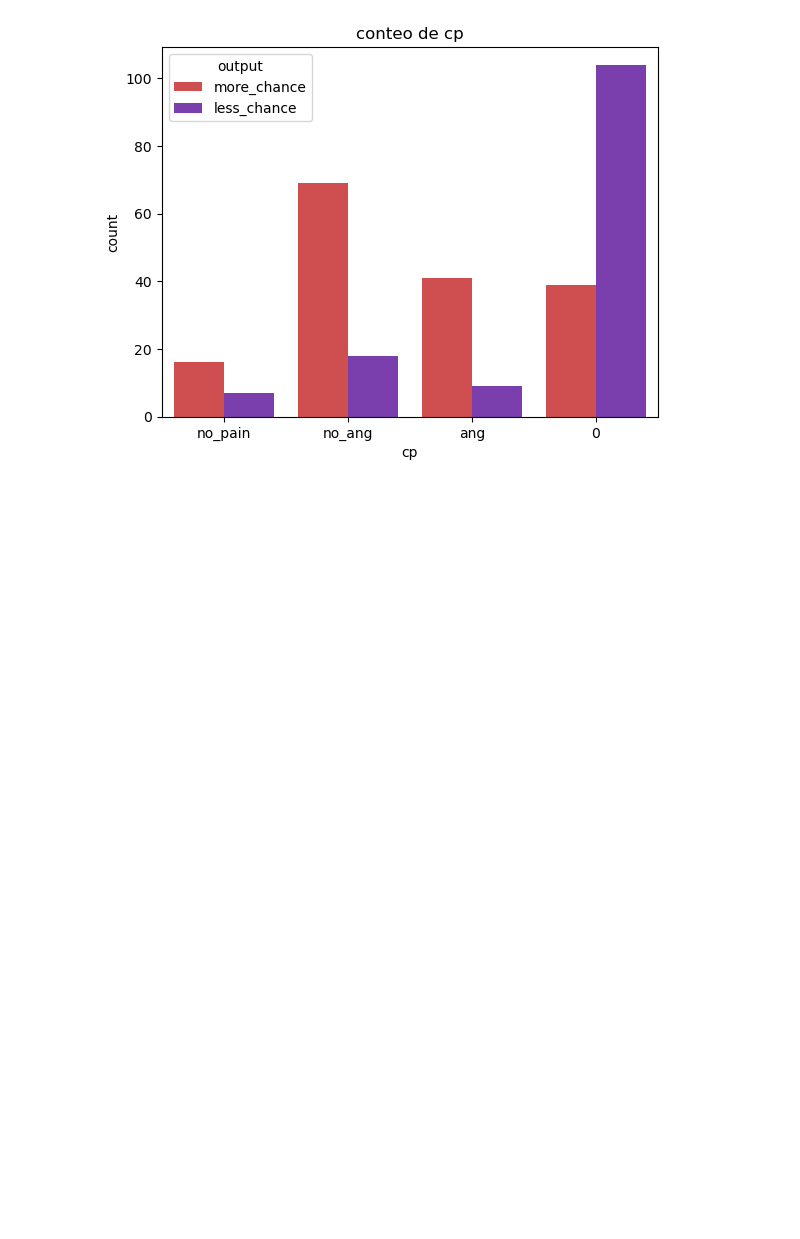
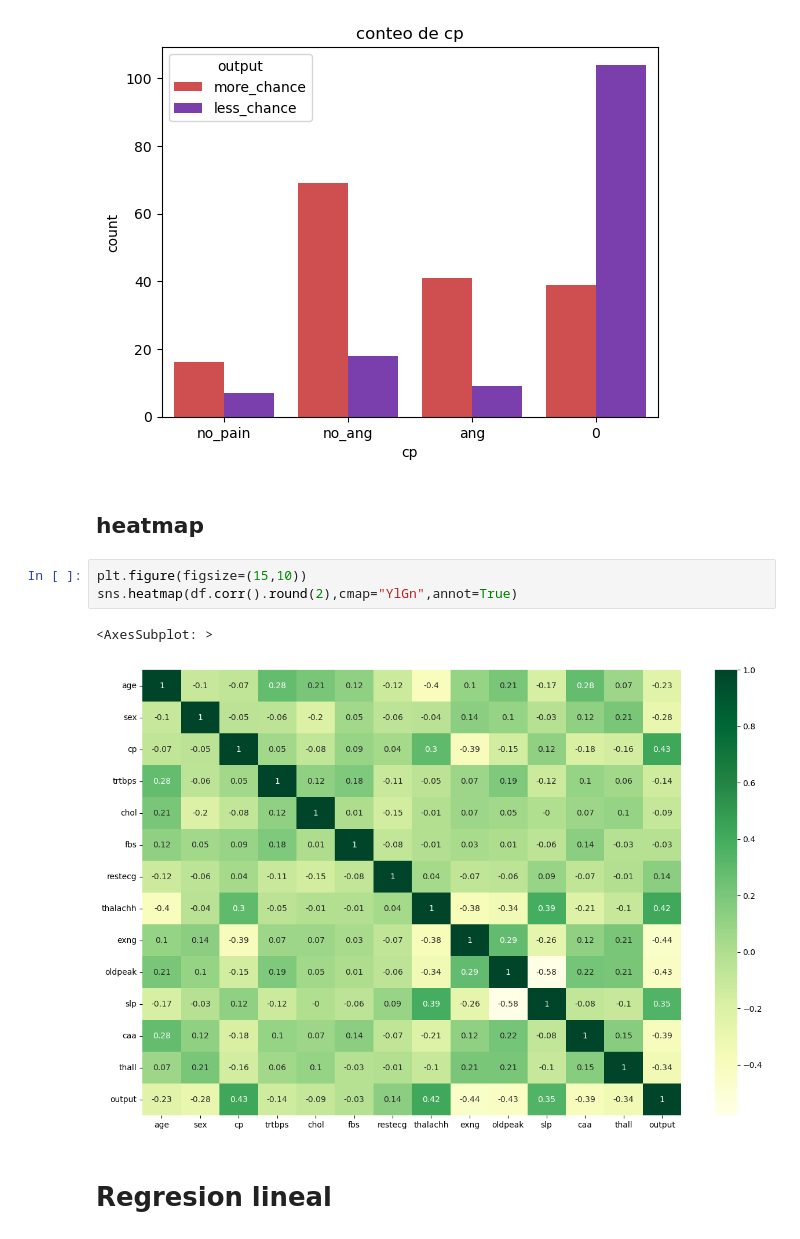
Before and after one commit to giraljv/Heart-attack-data, a Jupyter notebook: hear.ipynb, the cells around one changed output. Saved outputs shown, nothing was run; the diff lists cells and outputs as text; blank space fills up the shorter version.

```diff
--- a/hear.ipynb
+++ b/hear.ipynb
@@ -149,3 +149,13 @@ for i in cols:
 [figure]
 [figure]
 [figure]
+# %% [markdown]
+## heatmap
+# %%
+plt.figure(figsize=(15,10))
+sns.heatmap(df.corr().round(2),cmap="YlGn",annot=True)
+# %% [output]
+<AxesSubplot: >
+[figure, added]
+# %% [markdown]
+# Regresion lineal
```
Also changed, not shown: parts of 9 cells of this notebook.
